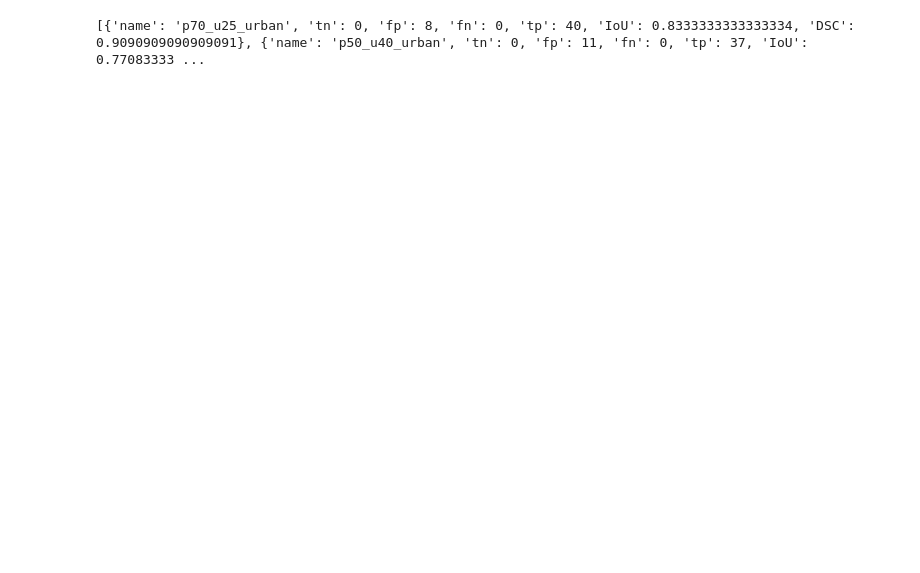
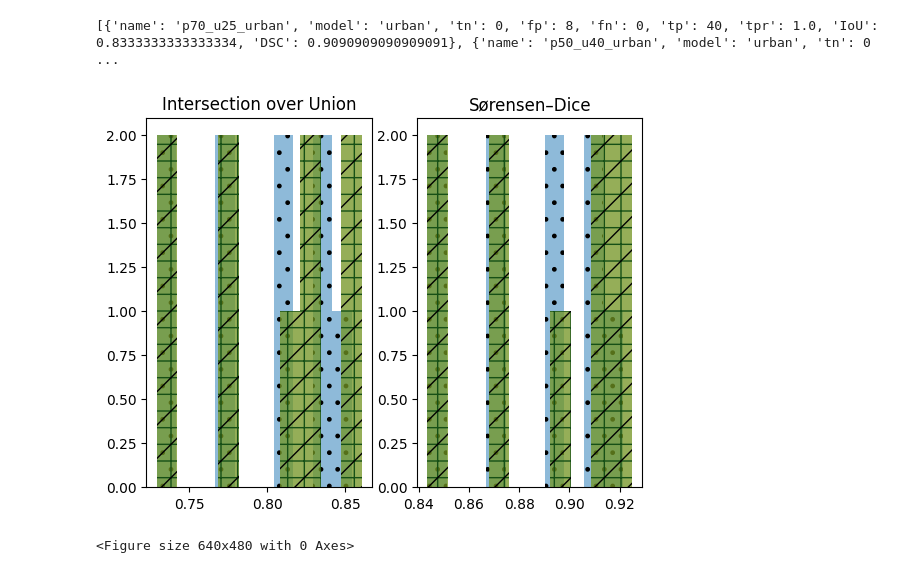
Before and after one commit to HLCaptain/hawk-ai, a Jupyter notebook: models/models_pred_acutal_read_and_scoring.ipynb, the cells around one changed output. Drawn from its saved outputs; the diff is of its cells as text; code cells hidden in the pictures; blank space fills up the shorter version.

Commit message:
plot saves in models_pred_acutal_read_and_scoring

```diff
--- a/models/models_pred_acutal_read_and_scoring.ipynb
+++ b/models/models_pred_acutal_read_and_scoring.ipynb
@@ -58,8 +58,8 @@ df_actual.reset_index(drop=True,inplace=True)
 df_actual=df_actual.astype(float)
 # %%
 #True classsification, based on the original values, if that > 0.5 new value = 1, else new value = 0
-df_losses_true = pd.DataFrame(df_losses, index=df_losses.index, columns=df_losses.columns)
-df_actual_true = pd.DataFrame(df_actual, index=df_actual.index, columns=df_actual.columns)
+df_losses_true = pd.DataFrame(df_losses.copy(), index=df_losses.index, columns=df_losses.columns)
+df_actual_true = pd.DataFrame(df_actual.copy(), index=df_actual.index, columns=df_actual.columns)
 for col in df_losses_true.columns:
   df_losses_true.loc[df_losses_true[col] > 0.5, col] = 1
   df_losses_true.loc[df_losses_true[col] <= 0.5, col] = 0
@@ -119,16 +119,32 @@ score_table=[]
 for i in range(min(len(losses_models_names),len(actual_image_names))):
   losses = np.array(df_losses_true[losses_models_names[i]]).reshape(16*losses_models_names[i].size)
   actuals = np.array(df_actual_true[actual_image_names[i]]).reshape(16*actual_image_names[i].size)
-
   model_name_sep = df_losses_true[losses_models_names[i]].columns[0].split('_')
   model_name = model_name_sep[0]+"_"+model_name_sep[1]+"_"+model_name_sep[2]
   tn, fp, fn, tp=confusion_matrix(actuals,losses)
+  tpr=tp/(tp+fn)
   IoU = IoU_score(tn, fp, fn, tp)
   DSC = DSC_score(tn, fp, fn, tp)
-  score_table.append({'name':model_name,
+  score_table.append({'name':model_name, 'model': model_name_sep[2],
                       'tn': tn, 'fp': fp,
                       'fn': fn, 'tp': tp,
+                      'tpr': tpr,
                       'IoU': IoU, 'DSC': DSC})
 print(score_table)
 # %% [output]
-[{'name': 'p70_u25_urban', 'tn': 0, 'fp': 8, 'fn': 0, 'tp': 40, 'IoU': 0.8333333333333334, 'DSC': 0.9090909090909091}, {'name': 'p50_u40_urban', 'tn': 0, 'fp': 11, 'fn': 0, 'tp': 37, 'IoU': 0.77083333 ...
+[{'name': 'p70_u25_urban', 'model': 'urban', 'tn': 0, 'fp': 8, 'fn': 0, 'tp': 40, 'tpr': 1.0, 'IoU': 0.8333333333333334, 'DSC': 0.9090909090909091}, {'name': 'p50_u40_urban', 'model': 'urban', 'tn': 0 ...
+# %%
+figure, axis = plt.subplots(1,2)
+axis[0].hist([i['IoU'] for i in score_table if i['model']=='all'], alpha=0.5, hatch = '.')
+axis[0].hist([i['IoU'] for i in score_table if i['model']=='urban'], alpha=0.5, hatch = '+')
+axis[0].hist([i['IoU'] for i in score_table if i['model']=='nature'], alpha=0.5, hatch = '/')
+axis[0].set_title('Intersection over Union')
+axis[1].hist([i['DSC'] for i in score_table if i['model']=='all'], alpha=0.5, hatch = '.')
+axis[1].hist([i['DSC'] for i in score_table if i['model']=='urban'], alpha=0.5, hatch = '+')
+axis[1].hist([i['DSC'] for i in score_table if i['model']=='nature'], alpha=0.5, hatch = '/')
+axis[1].set_title('Sørensen–Dice')
+plt.show()
+plt.savefig(f'output/IoU_DSC.png')
+# %% [output]
+[figure, added]
+<Figure size 640x480 with 0 Axes>
```
Also changed, not shown: parts of 2 cells of this notebook.
